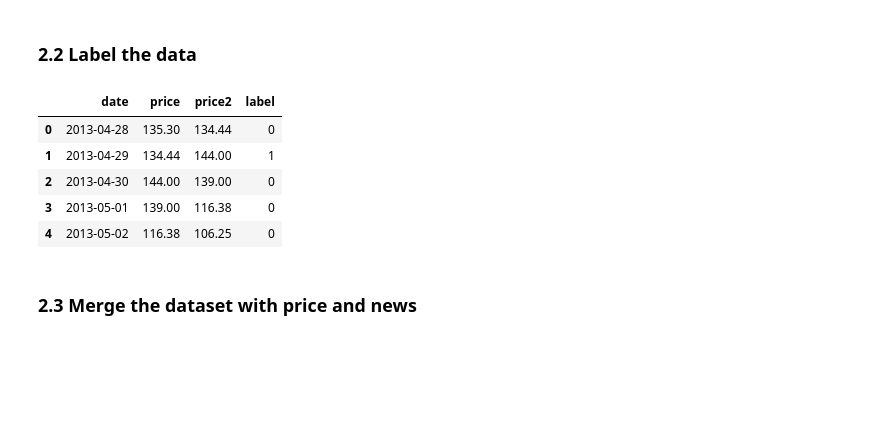
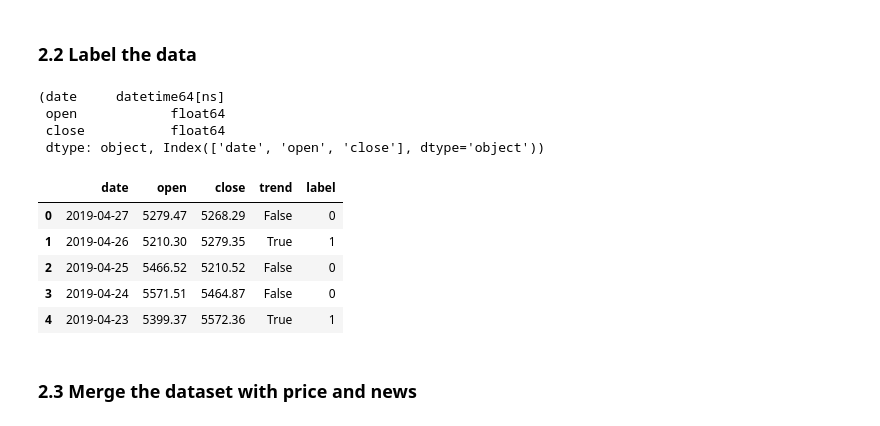
Before and after one commit to uic-cs418/cs418-project-slamming-squad-1, a Jupyter notebook: cleaned_raw_data/ML_Progress_Report.ipynb, the cells around one changed output. Saved outputs shown, nothing was run; the diff lists cells and outputs as text; code cells hidden in the pictures; blank space fills up the shorter version.

```diff
--- a/cleaned_raw_data/ML_Progress_Report.ipynb
+++ b/cleaned_raw_data/ML_Progress_Report.ipynb
@@ -56,3 +60,17 @@ priceOfBitcoin.head()
 | 2 | 2013-04-30 | 144.00 |
 | 3 | 2013-05-01 | 139.00 |
 | 4 | 2013-05-02 | 116.38 |
+# %%
+priceOfBitcoin = pd.read_csv('pricing_data/Cryptocurrency.csv')
+def pre_process_price(priceOfBitcoin):
+    """
+    """
+    priceOfBitcoin.rename(columns={'Date':'date', 'Open':'open', 'Close':'close'}, inplace=True)
+    priceOfBitcoin['date'] = priceOfBitcoin['date'].apply(lambda x: datetime.datetime.strptime(x, '%d-%b-%y'))
+    priceOfBitcoin['open'] = priceOfBitcoin['open'].apply(lambda x: float(x.replace(',', '')))
+    priceOfBitcoin['close'] = priceOfBitcoin['close'].apply(lambda x: float(x.replace(',', '')))
+    price_df = priceOfBitcoin[['date', 'open', 'close']]
+    return price_df
+print(priceOfBitcoin.head(2))
+priceOfBitcoin = pre_process_price(priceOfBitcoin)
+priceOfBitcoin.head()
@@ -127,22 +159,40 @@ newsOfBitcoin.head()
 | 4 | Apple’s Steve Wozniak Says Bitcoi... | 2019-02-27 |
 # %% [markdown]
 ### 2.2 Label the data
+# %%
+priceOfBitcoin.dtypes, priceOfBitcoin.columns
+# %% [output]
+(date     datetime64[ns]
+ open            float64
+ close           float64
+ dtype: object, Index(['date', 'open', 'close'], dtype='object'))
 # %%
-priceOfBitcoin['price2'] = [x for x in priceOfBitcoin['price'][1:]] + [0.0]
-# we add a new column 'Rising' to determine if the price is rising than previous day's price
-# 1: means rising, 0: means non rising
-# priceOfBitcoin['Rising']
-priceOfBitcoin['trend'] = priceOfBitcoin['price'] < priceOfBitcoin['price2']
-priceOfBitcoin['label'] = [int(x) for x in priceOfBitcoin['trend']]
-priceOfBitcoin.drop(columns=['trend'],inplace=True)
+def orig_label(priceOfBitcoin):
+    """
+    """
+    priceOfBitcoin['price2'] = [x for x in priceOfBitcoin['price'][1:]] + [0.0]
+    # we add a new column 'Rising' to determine if the price is rising than previous day's price
+    # 1: means rising, 0: means non rising
+    # priceOfBitcoin['Rising']
+    priceOfBitcoin['trend'] = priceOfBitcoin['price'] < priceOfBitcoin['price2']
+    priceOfBitcoin['label'] = [int(x) for x in priceOfBitcoin['trend']]
+    priceOfBitcoin.drop(columns=['trend'],inplace=True)
+    return priceOfBitcoin
+def new_label(priceOfBitcoin):
+    """
+    """
+    priceOfBitcoin['trend'] = priceOfBitcoin['open'] < priceOfBitcoin['close']
+    priceOfBitcoin['label'] = [int(x) for x in priceOfBitcoin['trend']]
+    return priceOfBitcoin
+priceOfBitcoin = new_label(priceOfBitcoin)
 priceOfBitcoin.head()
 # %% [output]
-|  | date | price | price2 | label |
-| 0 | 2013-04-28 | 135.30 | 134.44 | 0 |
-| 1 | 2013-04-29 | 134.44 | 144.00 | 1 |
-| 2 | 2013-04-30 | 144.00 | 139.00 | 0 |
-| 3 | 2013-05-01 | 139.00 | 116.38 | 0 |
-| 4 | 2013-05-02 | 116.38 | 106.25 | 0 |
+|  | date | open | close | trend | label |
+| 0 | 2019-04-27 | 5279.47 | 5268.29 | False | 0 |
+| 1 | 2019-04-26 | 5210.30 | 5279.35 | True | 1 |
+| 2 | 2019-04-25 | 5466.52 | 5210.52 | False | 0 |
+| 3 | 2019-04-24 | 5571.51 | 5464.87 | False | 0 |
+| 4 | 2019-04-23 | 5399.37 | 5572.36 | True | 1 |
 # %% [markdown]
 ### 2.3 Merge the dataset with price and news
 # %%
```
Also changed, not shown: parts of 8 cells of this notebook.
